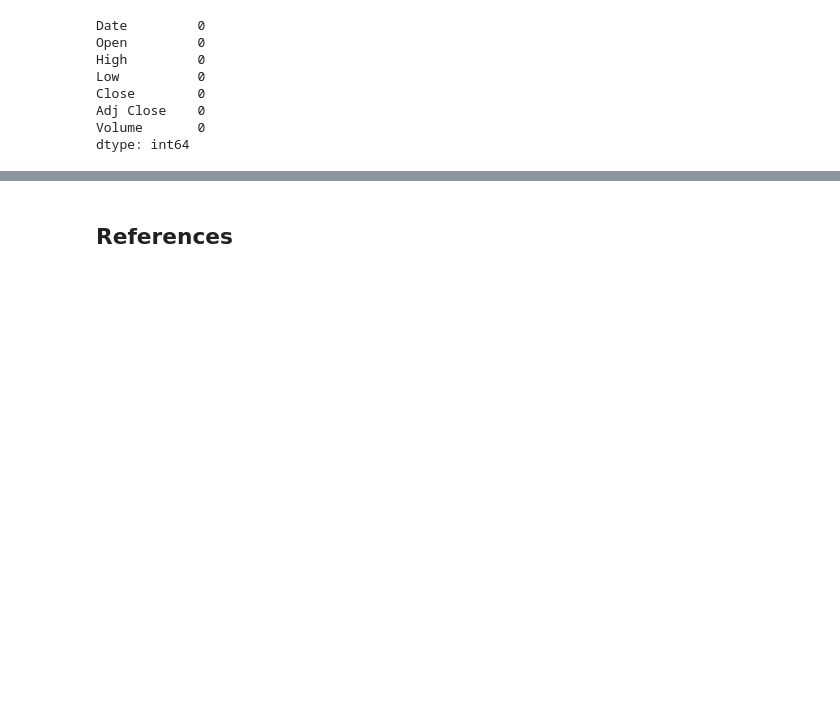
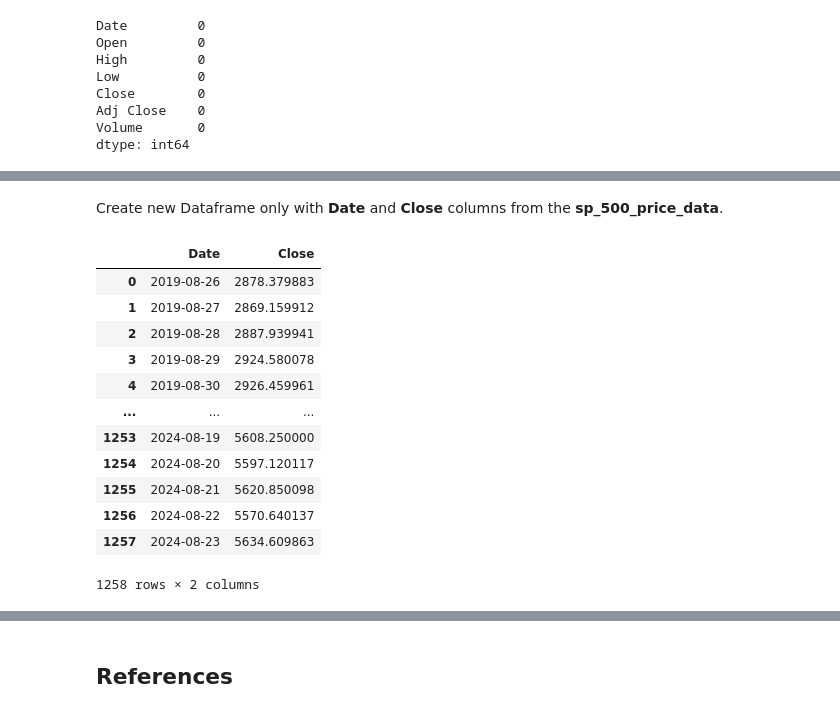
Before and after one commit to kostadinlambov/Bitcoin-and-Stock-Market-Correlation, a Jupyter notebook: Notebook/Bitcoin_and_Stock_Market_Correlation.ipynb, the cells around one changed output, grey strips where cells are left out. Drawn from its saved outputs; the diff is of its cells as text; code cells hidden in the pictures; blank space fills up the shorter version.

```diff
--- a/Notebook/Bitcoin_and_Stock_Market_Correlation.ipynb
+++ b/Notebook/Bitcoin_and_Stock_Market_Correlation.ipynb
@@ -215,0 +245,19 @@ dtype: int64
+# %% [markdown]
+Create new Dataframe only with **Date** and **Close** columns from the **sp_500_price_data**.
+# %%
+sp_500_closing_price_data = sp_500_price_data[["Date", "Close"]].copy(deep=True)
+sp_500_closing_price_data
+# %% [output]
+|  | Date | Close |
+| 0 | 2019-08-26 | 2878.379883 |
+| 1 | 2019-08-27 | 2869.159912 |
+| 2 | 2019-08-28 | 2887.939941 |
+| 3 | 2019-08-29 | 2924.580078 |
+| 4 | 2019-08-30 | 2926.459961 |
+| ... | ... | ... |
+| 1253 | 2024-08-19 | 5608.250000 |
+| 1254 | 2024-08-20 | 5597.120117 |
+| 1255 | 2024-08-21 | 5620.850098 |
+| 1256 | 2024-08-22 | 5570.640137 |
+| 1257 | 2024-08-23 | 5634.609863 |
+1258 rows × 2 columns
```
Also changed, not shown: parts of 17 cells of this notebook, 4 other files.
